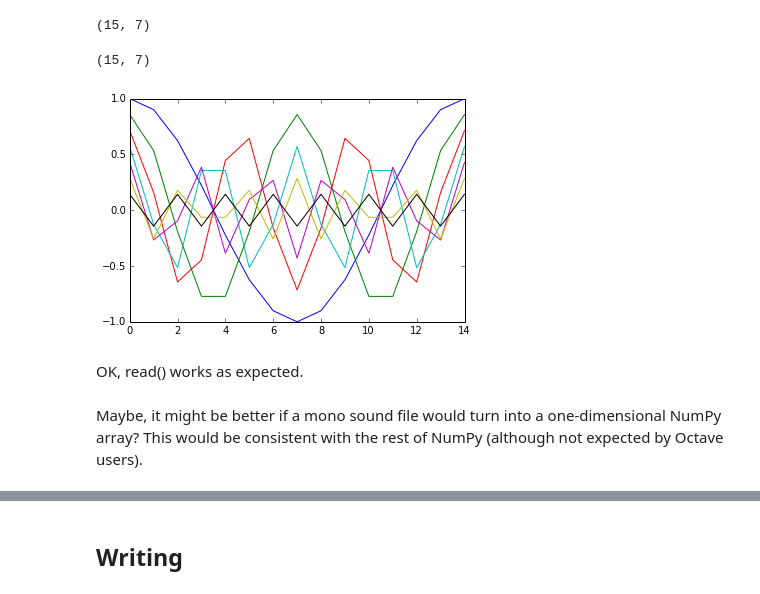
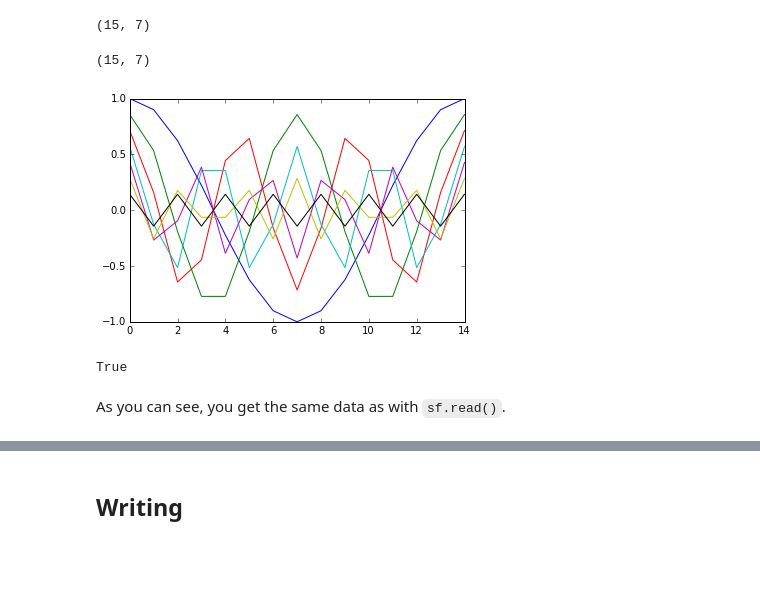
Before and after one commit to mgeier/python-audio, a Jupyter notebook: audio-files/audio-files-with-pysoundfile.ipynb, the cells around one changed output, grey strips where cells are left out. Cells and saved outputs as stored; diff of their text form; code cells hidden in the pictures; blank space fills up the shorter version.

```diff
--- a/audio-files/audio-files-with-pysoundfile.ipynb
+++ b/audio-files/audio-files-with-pysoundfile.ipynb
@@ -45,2 +47,2 @@ Looking good!
 # %%
-w = SoundFile('data/test_wav_pcm16.wav')
+f = sf.SoundFile('data/test_wav_pcm16.wav')
@@ -57,20 +59,19 @@ sig.shape
 # %% [output]
 (15, 7)
 # %%
-test = w.read()
+test = f.read()
+test.shape
+# %% [output]
+(15, 7)
-# %%
-test.shape
-# %% [output]
-(15, 7)
-# %%
-plot(test)
-show()
-# %% [output]
-[figure, removed]
-# %% [markdown]
-OK, read() works as expected.
+# %%
+plt.plot(test);
+# %% [output]
+[figure, added]
+# %%
+(test == sig).all()
+# %% [output]
+True
+# %% [markdown]
+As you can see, you get the same data as with `sf.read()`.
 # %%
 # TODO: read mono file
-# %% [markdown]
-Maybe, it might be better if a mono sound file would turn into a one-dimensional NumPy array?
-This would be consistent with the rest of NumPy (although not expected by Octave users).
```
Also changed, not shown: parts of 39 cells of this notebook, 1 other file.
